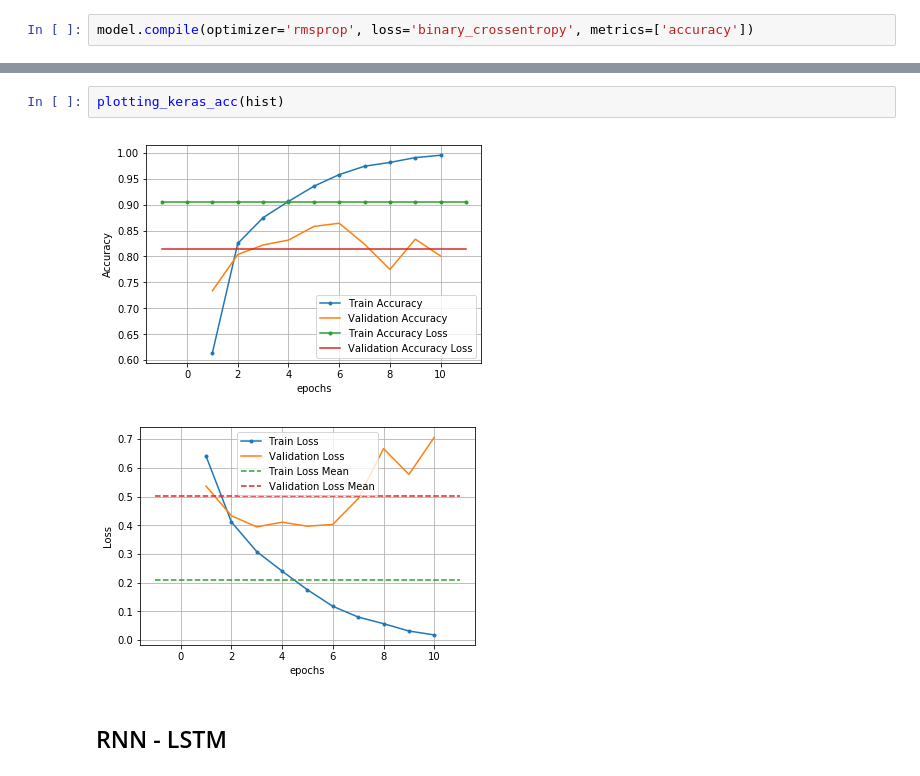
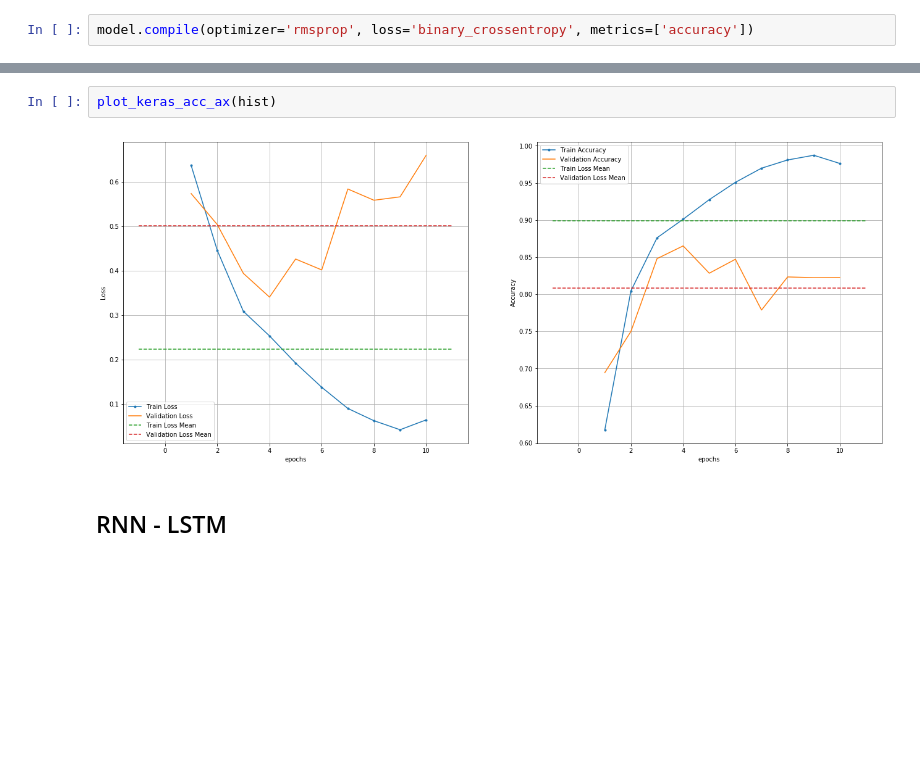
Before and after one commit to atulsingh0/DeepLearning, a Jupyter notebook: DLP/L6c.ipynb, the cells around one changed output, grey strips where cells are left out. Cells and saved outputs as stored; diff of their text form; blank space fills up the shorter version.

```diff
--- a/DLP/L6c.ipynb
+++ b/DLP/L6c.ipynb
@@ -154,8 +164,7 @@ Epoch 10/10
 # %%
-plotting_keras_acc(hist)
+plot_keras_acc_ax(hist)
 # %% [output]
-[figure, old version]
+[figure, new version]
-[figure, removed]
 # %% [markdown]
 ## RNN - LSTM
 # %%
```
Also changed, not shown: parts of 10 cells of this notebook, 3 other files.
